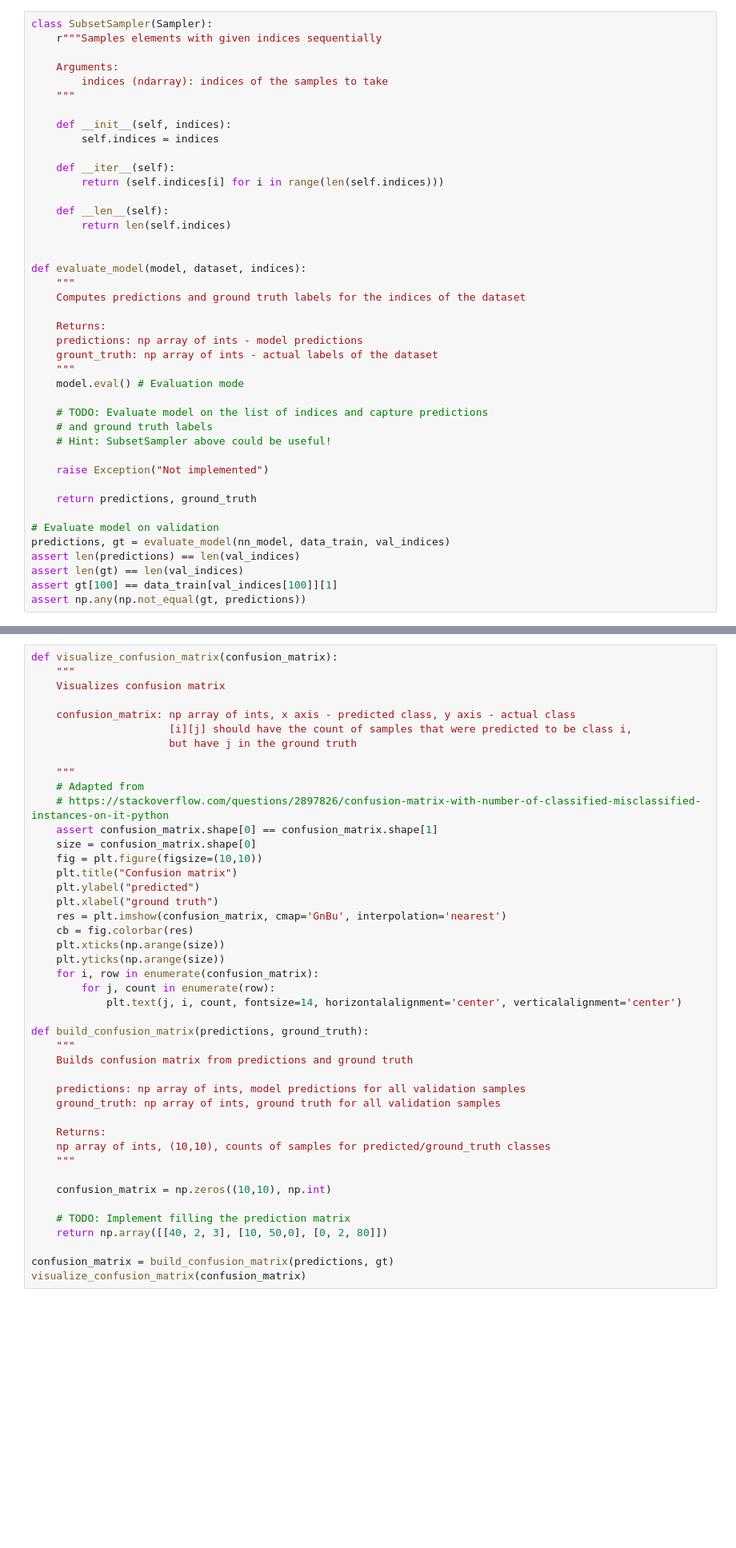
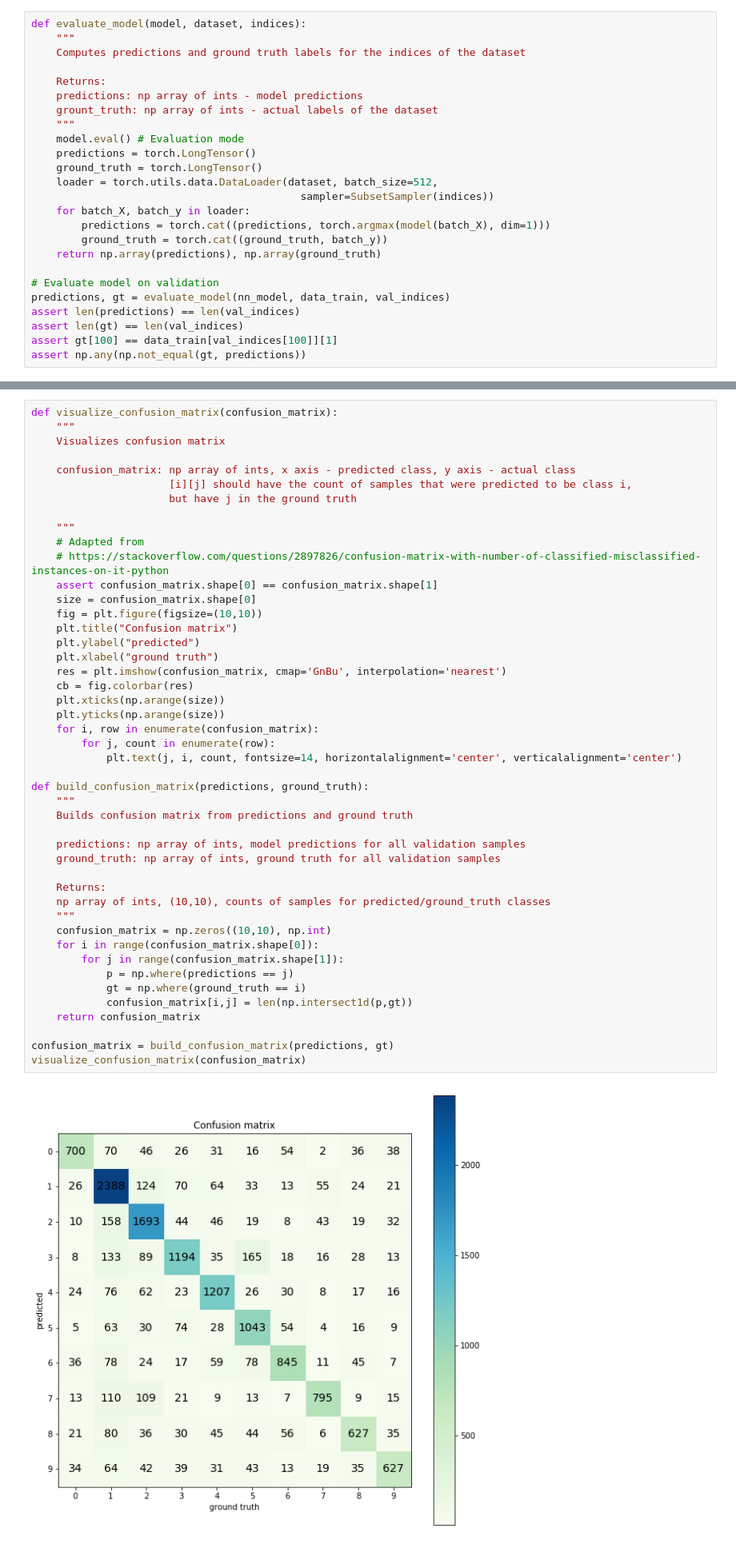
Before and after one commit to Skvortsovg/dlcourse_ai, a Jupyter notebook: assignments/assignment2/PyTorch.ipynb, the cells around one changed output, grey strips where cells are left out. Shown at 80% size. Cells and saved outputs as stored; diff of their text form; blank space fills up the shorter version.

```diff
--- a/assignments/assignment2/PyTorch.ipynb
+++ b/assignments/assignment2/PyTorch.ipynb
@@ -263,21 +296,4 @@ loss_history, train_history, val_history = train_model(nn_model, train_model, va
 # %%
-class SubsetSampler(Sampler):
-    r"""Samples elements with given indices sequentially
-
-    Arguments:
-        indices (ndarray): indices of the samples to take
-    """
-
-    def __init__(self, indices):
-        self.indices = indices
-
-    def __iter__(self):
-        return (self.indices[i] for i in range(len(self.indices)))
-
-    def __len__(self):
-        return len(self.indices)
-
-
 def evaluate_model(model, dataset, indices):
     """
     Computes predictions and ground truth labels for the indices of the dataset
@@ -287,14 +303,14 @@ def evaluate_model(model, dataset, indices):
     grount_truth: np array of ints - actual labels of the dataset
     """
     model.eval() # Evaluation mode
-
-    # TODO: Evaluate model on the list of indices and capture predictions
-    # and ground truth labels
-    # Hint: SubsetSampler above could be useful!
-
-    raise Exception("Not implemented")
-
-    return predictions, ground_truth
+    predictions = torch.LongTensor()
+    ground_truth = torch.LongTensor()
+    loader = torch.utils.data.DataLoader(dataset, batch_size=512,
+                                           sampler=SubsetSampler(indices))
+    for batch_X, batch_y in loader:
+        predictions = torch.cat((predictions, torch.argmax(model(batch_X), dim=1)))
+        ground_truth = torch.cat((ground_truth, batch_y))
+    return np.array(predictions), np.array(ground_truth)
 
 # Evaluate model on validation
 predictions, gt = evaluate_model(nn_model, data_train, val_indices)
@@ -327,37 +343,41 @@ def visualize_confusion_matrix(confusion_matrix):
     # Adapted from
     # https://stackoverflow.com/questions/2897826/confusion-matrix-with-number-of-classified-misclassified-instances-on-it-python
     assert confusion_matrix.shape[0] == confusion_matrix.shape[1]
     size = confusion_matrix.shape[0]
     fig = plt.figure(figsize=(10,10))
     plt.title("Confusion matrix")
     plt.ylabel("predicted")
     plt.xlabel("ground truth")
     res = plt.imshow(confusion_matrix, cmap='GnBu', interpolation='nearest')
     cb = fig.colorbar(res)
     plt.xticks(np.arange(size))
     plt.yticks(np.arange(size))
     for i, row in enumerate(confusion_matrix):
         for j, count in enumerate(row):
             plt.text(j, i, count, fontsize=14, horizontalalignment='center', verticalalignment='center')
 
 def build_confusion_matrix(predictions, ground_truth):
     """
     Builds confusion matrix from predictions and ground truth
 
     predictions: np array of ints, model predictions for all validation samples
     ground_truth: np array of ints, ground truth for all validation samples
 
     Returns:
     np array of ints, (10,10), counts of samples for predicted/ground_truth classes
     """
-
     confusion_matrix = np.zeros((10,10), np.int)
-
-    # TODO: Implement filling the prediction matrix
-    return np.array([[40, 2, 3], [10, 50,0], [0, 2, 80]])
+    for i in range(confusion_matrix.shape[0]):
+        for j in range(confusion_matrix.shape[1]):
+            p = np.where(predictions == j)
+            gt = np.where(ground_truth == i)
+            confusion_matrix[i,j] = len(np.intersect1d(p,gt))
+    return confusion_matrix
 
 confusion_matrix = build_confusion_matrix(predictions, gt)
 visualize_confusion_matrix(confusion_matrix)
+# %% [output]
+[figure, added]
 # %% [markdown]
 Наконец, посмотрим на изображения, соответствующие некоторым элементам этой матрицы.
 
```
Also changed, not shown: parts of 7 cells of this notebook.
